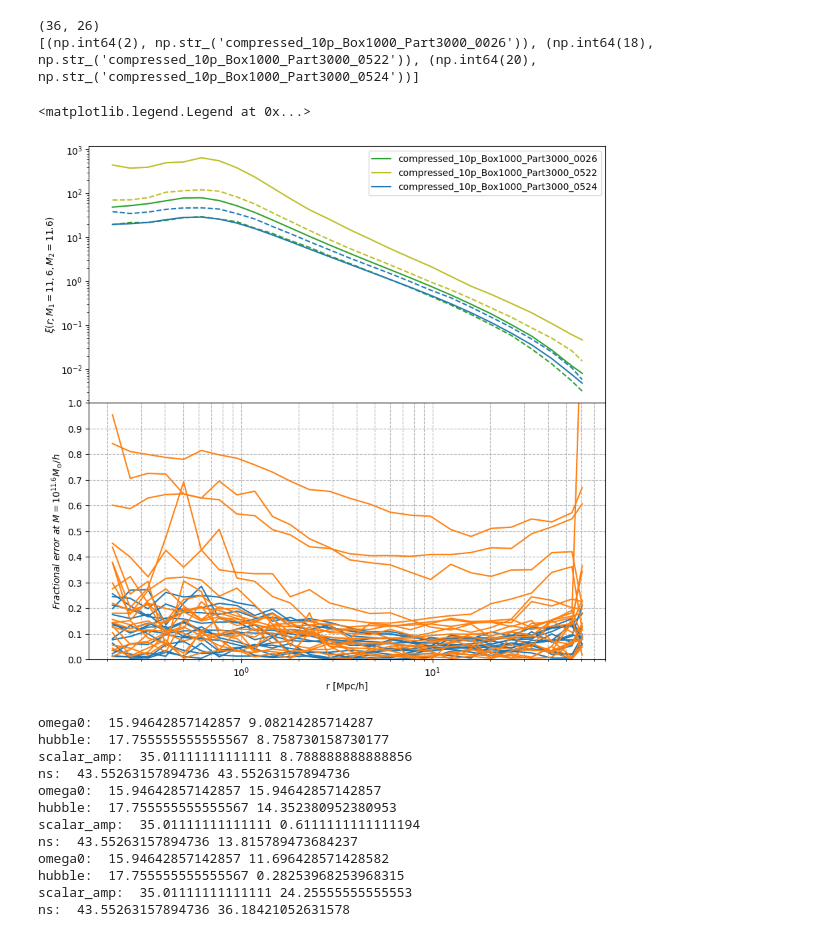
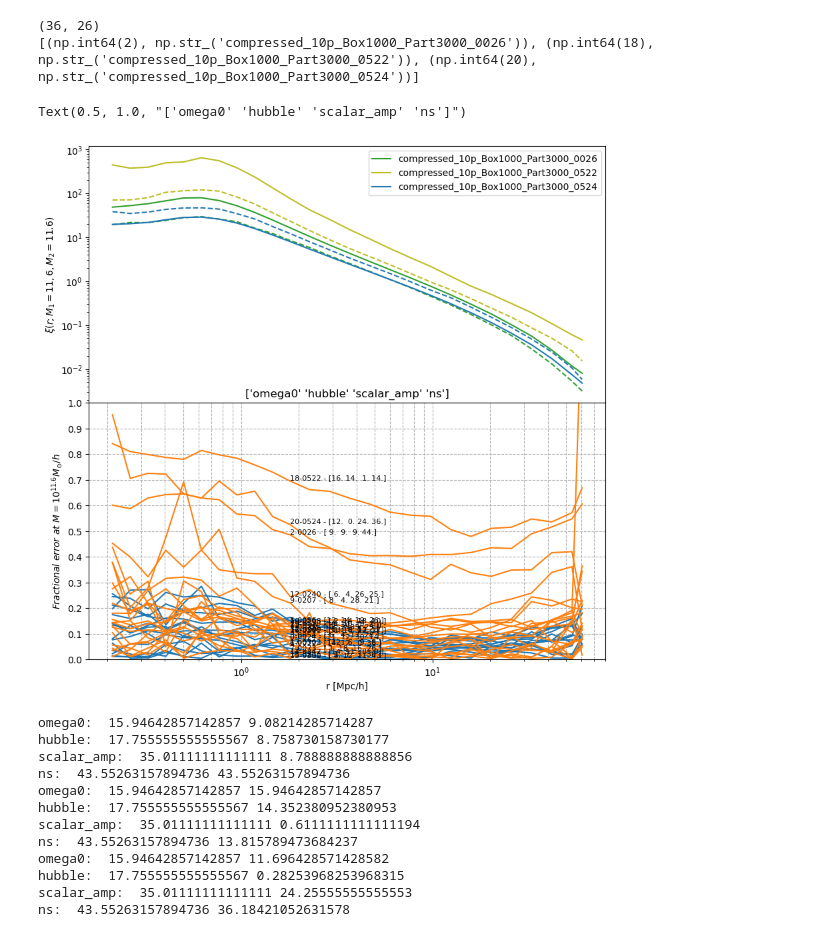
Before and after one commit to qezlou/Goku_ELG, a Jupyter notebook: emu/notebooks/xi_gg/investigate_instabilities.ipynb, the cells around one changed output. Saved outputs shown, nothing was run; the diff lists cells and outputs as text; code cells hidden in the pictures.

```diff
--- a/emu/notebooks/xi_gg/investigate_instabilities.ipynb
+++ b/emu/notebooks/xi_gg/investigate_instabilities.ipynb
@@ -84,35 +84,39 @@ print(frac_errs.shape)
 ind = np.where(np.all(frac_errs[:,0:-4] > 0.3, axis=1))[0]
 print([(i, plot_xi_emu.sim_tags[i]) for i in ind])
 
 for i in ind:
     ax[0].plot(plot_xi_emu.rbins, plot_xi_emu.truth[i,indm, indm,:], color=f'C{i}', alpha=1, label=plot_xi_emu.sim_tags[i])
     ax[0].plot(plot_xi_emu.rbins, plot_xi_emu.pred[i,indm, indm,:], color=f'C{i}', alpha=1, ls='--')
 ax[0].set_xscale('log')
 ax[0].set_yscale('log')
 ax[0].set_ylabel(r'$\xi(r; M_1=11,6, M_2=11.6)$')
 #ax[0].grid(which='both', linestyle='--', linewidth=0.8)
 ax[0].legend(loc='upper right')
 
 
 for i in remaining_sims:
     ax[1].plot(plot_xi_emu.rbins, frac_errs[i,:], color='C0', alpha=1)
 for i in outlier_sims:
+    ax[1].text(plot_xi_emu.rbins[10], frac_errs[i, 10],
+            f'{i}-{plot_xi_emu.sim_tags[i][-4::]} - {np.round(dist[i,indp])}', fontsize=8, verticalalignment='bottom')
     ax[1].plot(plot_xi_emu.rbins, frac_errs[i,:], color='C1', alpha=1)
 
 #ax[1].set_title(f'Mass bin {mass_bins[indm]}')
 ax[1].set_xscale('log')
 ax[1].grid(which='both', linestyle='--', linewidth=0.8)
 ax[1].set_ylim(0, 1)
 ax[1].set_yticks(np.arange(0, 1.1, 0.1))
 ax[1].legend(loc='upper left')
 ax[1].set_ylabel(r'$Fractional \ error \ at  \ M = 10^{11.6} M_{\odot}/h$')
 ax[1].set_xlabel('r [Mpc/h]')
 ax[1].legend(frameon=False, loc='upper right')
+
+ax[1].set_title(f'{np.array(list(plot_xi_emu.latex_labels.keys()))[indp]}')
 # %% [output]
 (36, 26)
 [(np.int64(2), np.str_('compressed_10p_Box1000_Part3000_0026')), (np.int64(18), np.str_('compressed_10p_Box1000_Part3000_0522')), (np.int64(20), np.str_('compressed_10p_Box1000_Part3000_0524'))]
-<matplotlib.legend.Legend at 0x...>
+Text(0.5, 1.0, "['omega0' 'hubble' 'scalar_amp' 'ns']")
-[figure, old version]
+[figure, new version]
 # %%
 for s in ind:
     for p in indp:
```
Also changed, not shown: parts of 1 cell of this notebook, 1 other file.
